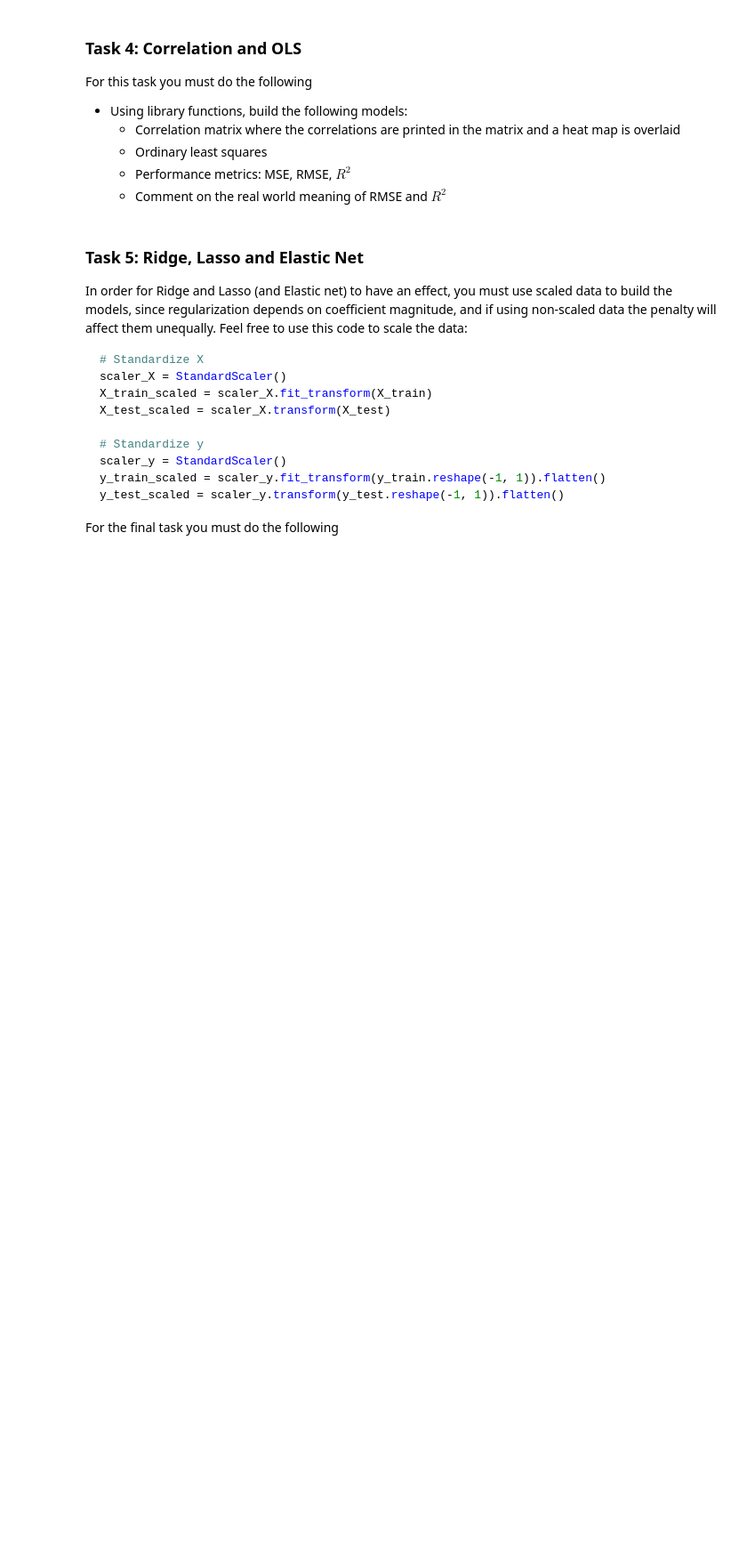
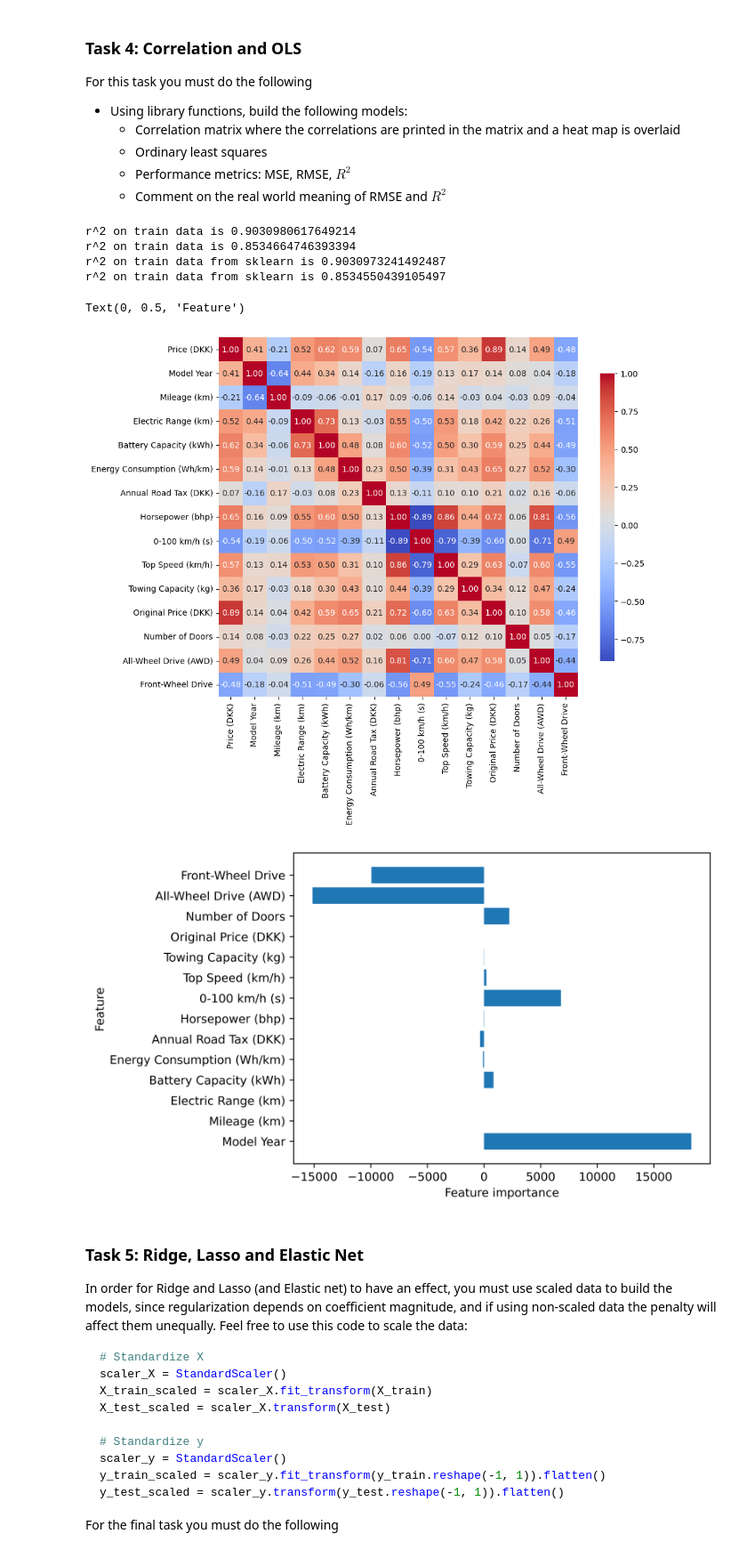
Before and after one commit to dimitur2204/MAL1, a Jupyter notebook: 2. Car prices.ipynb, the cells around one changed output. Shown at 89% size. Cells and saved outputs as stored; diff of their text form; code cells hidden in the pictures; blank space fills up the shorter version.

Commit message:
add r2 and corr matrix

```diff
--- a/2. Car prices.ipynb
+++ b/2. Car prices.ipynb
@@ -90,19 +90,21 @@ where:
 # %%
 import numpy as np
 import numpy.linalg as npl
+from sklearn.model_selection import train_test_split
 np.set_printoptions(suppress=True)
 
 y = df[df.columns[0]].to_numpy()
-dm = df.copy()
-dm.iloc[:, 0] = 1
-dm = dm.to_numpy()
+X_train, X_test, y_train, y_test = train_test_split(df.drop(["Price (DKK)"], axis=1), y, random_state=42)
+dm = np.concatenate((np.ones((X_train.shape[0], 1)), X_train), axis=1)
 dm_t = dm.transpose()
 
 fc = dm_t @ dm
 fc_inv = npl.inv(fc)
 
-cross_product = dm_t @ y
+cross_product = dm_t @ y_train
 
 coef = fc_inv @ cross_product
+intercept = coef[0]
+coef = coef[1:]
 coef
 # %% [output]
@@ -190,3 +186,42 @@ For this task you must do the following
+# %%
+from sklearn.linear_model import LinearRegression
+# Use this for Task 4. Add more code blocks if needed.
+
+# Set up the matplotlib figure
+plt.figure(figsize=(10, 8))  # Set the figure size for better visibility
+
+# Create a heatmap with annotations
+sns.heatmap(
+    df.corr(),
+    annot=True,  # Display the correlation coefficients
+    fmt=".2f",  # Format the numbers to 2 decimal places
+    cmap='coolwarm',  # Color map for the heatmap
+    square=True,  # Make the boxes square-shaped
+    cbar_kws={"shrink": .8}  # Adjust color bar size
+)
+
+ols = LinearRegression()
+ols.fit(X_train, y_train)
+print("r^2 on train data is {}".format(det_coef_tr));
+print("r^2 on train data is {}".format(det_coef));
+
+print("r^2 on train data from sklearn is {}".format(ols.score(X_train, y_train)));
+print("r^2 on train data from sklearn is {}".format(ols.score(X_test, y_test)));
+
+n_features = len(ols.coef_)
+plt.figure(dpi = 800)
+plt.barh(range(n_features), ols.coef_, align='center')
+plt.yticks(np.arange(n_features), X_train.columns)
+plt.xlabel("Feature importance")
+plt.ylabel("Feature")
+# %% [output]
+r^2 on train data is 0.9030980617649214
+r^2 on train data is 0.8534664746393394
+r^2 on train data from sklearn is 0.9030973241492487
+r^2 on train data from sklearn is 0.8534550439105497
+Text(0, 0.5, 'Feature')
+[figure, added]
+[figure, added]
 # %% [markdown]
 ### Task 5: Ridge, Lasso and Elastic Net
 In order for Ridge and Lasso (and Elastic net) to have an effect, you must use scaled data to build the models, since regularization depends on coefficient magnitude, and if using non-scaled data the penalty will affect them unequally. Feel free to use this code to scale the data:
```
Also changed, not shown: parts of 3 cells of this notebook.
